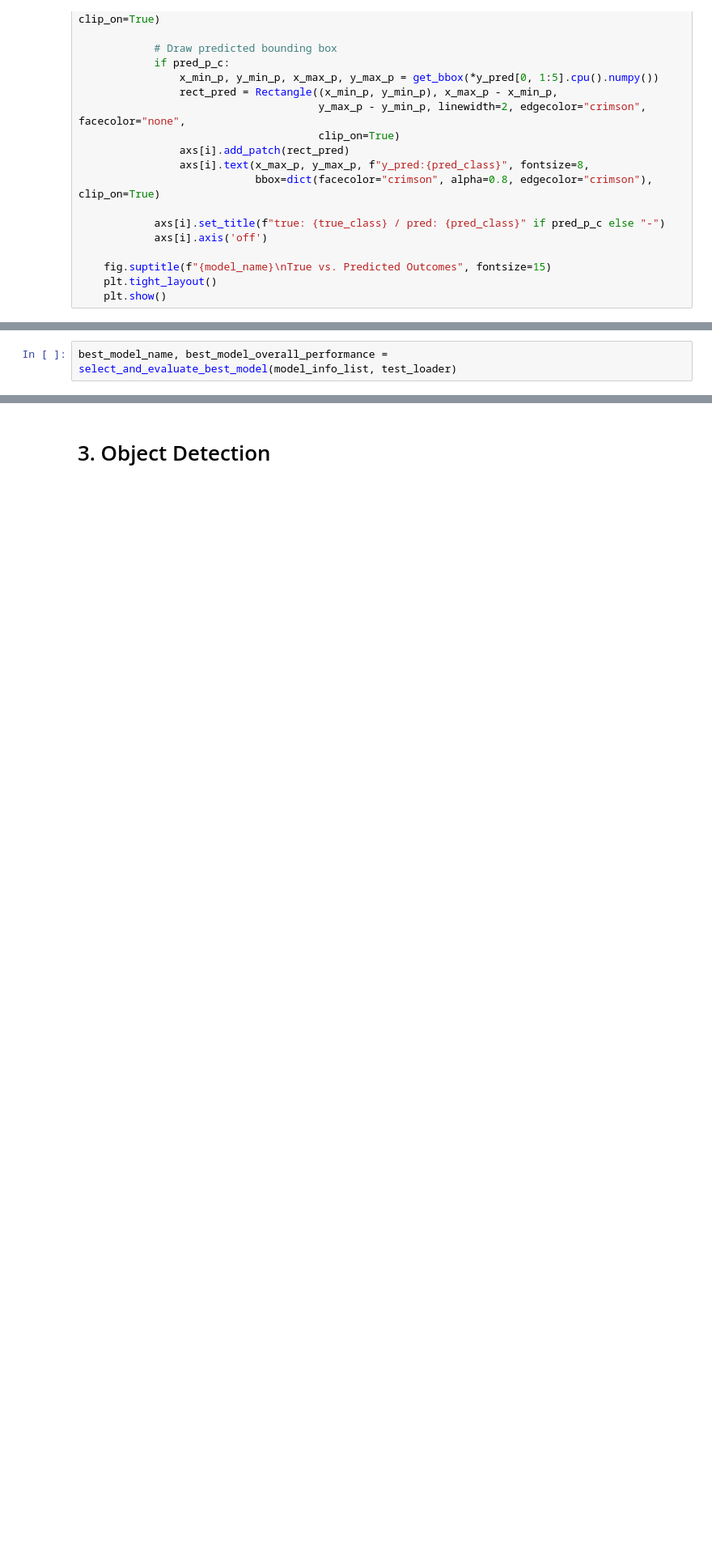
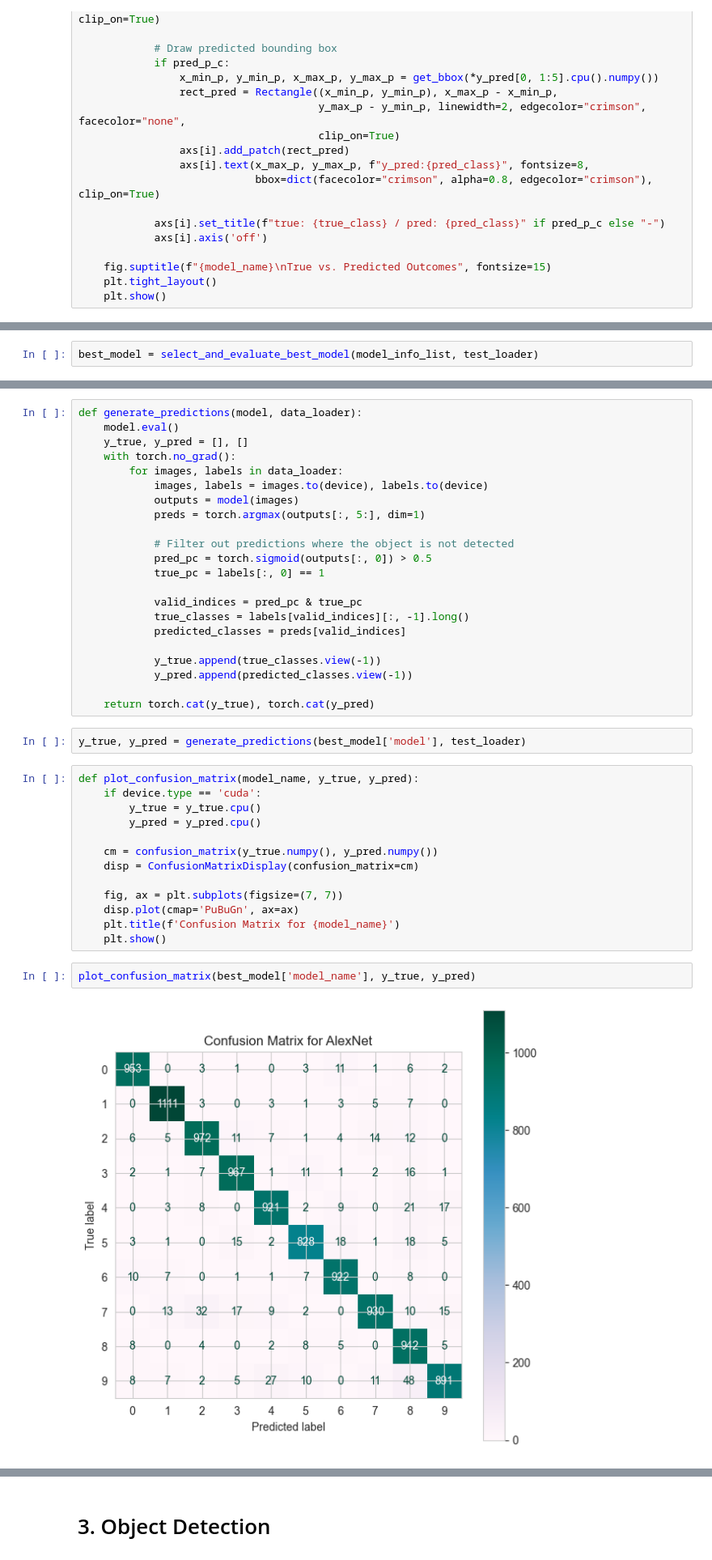
Before and after one commit to kuimetra/deep_learning, a Jupyter notebook: Project 2/main.ipynb, the cells around one changed output, grey strips where cells are left out. Shown at 81% size. Saved outputs shown, nothing was run; the diff lists cells and outputs as text; blank space fills up the shorter version.

Commit message:
confusion matrix & classification_report

```diff
--- a/Project 2/main.ipynb
+++ b/Project 2/main.ipynb
@@ -703,2 +670,2 @@ def select_and_evaluate_best_model(model_info_list, test_loader):
 # %%
-best_model_name, best_model_overall_performance = select_and_evaluate_best_model(model_info_list, test_loader)
+best_model = select_and_evaluate_best_model(model_info_list, test_loader)
@@ -709,0 +682,41 @@ Overall Performance on Test Set: 0.71996
+# %%
+def generate_predictions(model, data_loader):
+    model.eval()
+    y_true, y_pred = [], []
+    with torch.no_grad():
+        for images, labels in data_loader:
+            images, labels = images.to(device), labels.to(device)
+            outputs = model(images)
+            preds = torch.argmax(outputs[:, 5:], dim=1)
+
+            # Filter out predictions where the object is not detected
+            pred_pc = torch.sigmoid(outputs[:, 0]) > 0.5
+            true_pc = labels[:, 0] == 1
+
+            valid_indices = pred_pc & true_pc
+            true_classes = labels[valid_indices][:, -1].long()
+            predicted_classes = preds[valid_indices]
+
+            y_true.append(true_classes.view(-1))
+            y_pred.append(predicted_classes.view(-1))
+
+    return torch.cat(y_true), torch.cat(y_pred)
+# %%
+y_true, y_pred = generate_predictions(best_model['model'], test_loader)
+# %%
+def plot_confusion_matrix(model_name, y_true, y_pred):
+    if device.type == 'cuda':
+        y_true = y_true.cpu()
+        y_pred = y_pred.cpu()
+
+    cm = confusion_matrix(y_true.numpy(), y_pred.numpy())
+    disp = ConfusionMatrixDisplay(confusion_matrix=cm)
+
+    fig, ax = plt.subplots(figsize=(7, 7))
+    disp.plot(cmap='PuBuGn', ax=ax)
+    plt.title(f'Confusion Matrix for {model_name}')
+    plt.show()
+# %%
+plot_confusion_matrix(best_model['model_name'], y_true, y_pred)
+# %% [output]
+[figure, added]
```
Also changed, not shown: parts of 10 cells of this notebook.
